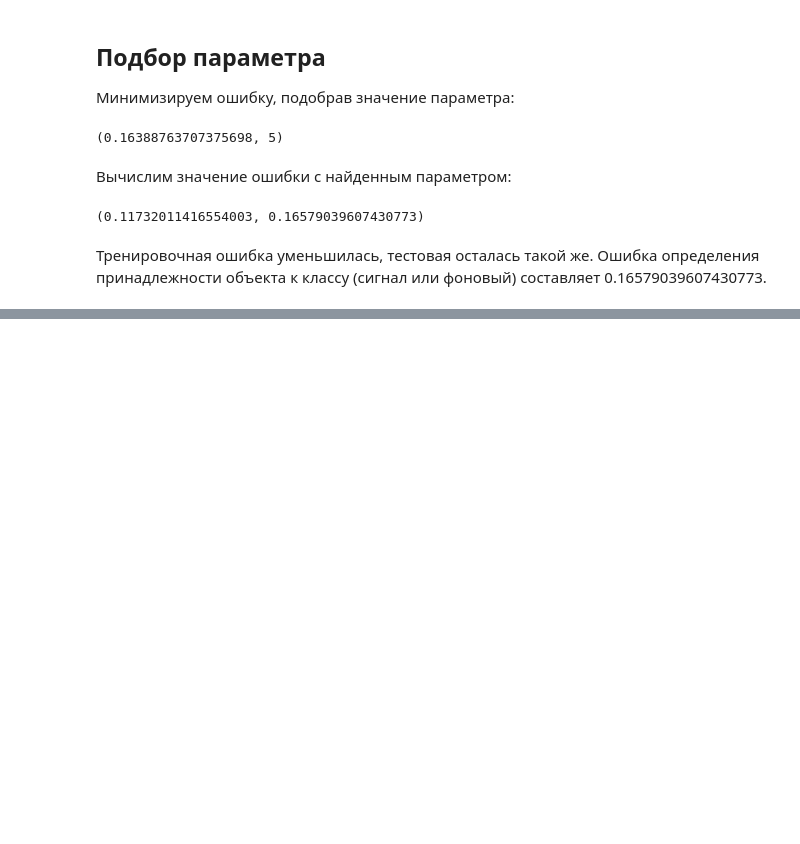
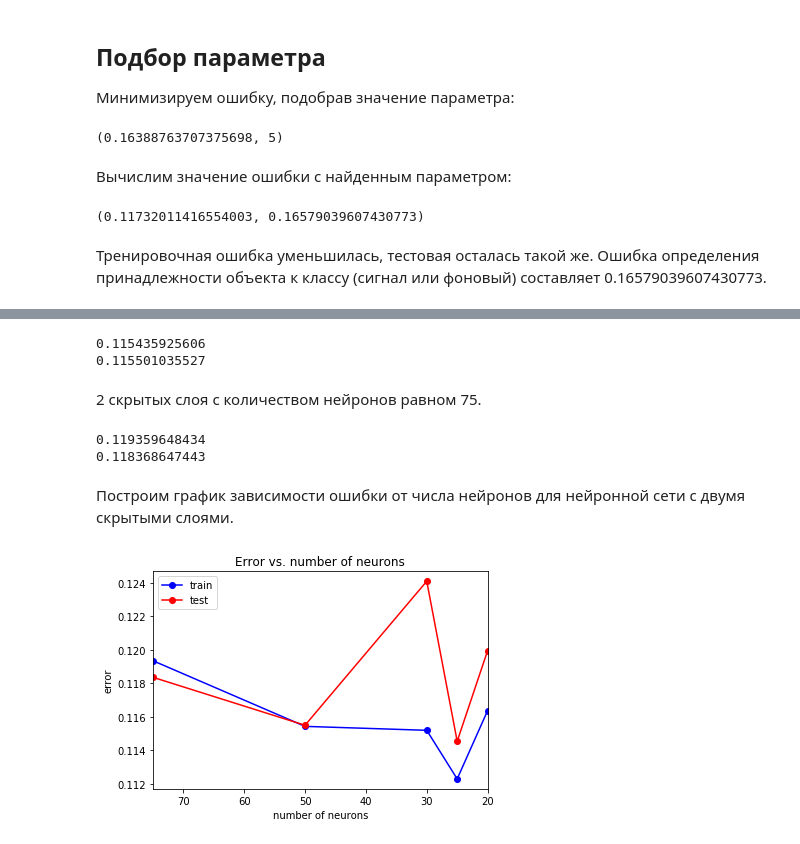
Before and after one commit to AntonChetverikov/anchet_ML_HW, a Jupyter notebook: Lab_ML_HW.ipynb, the cells around one changed output, grey strips where cells are left out. Cells and saved outputs as stored; diff of their text form; code cells hidden in the pictures; blank space fills up the shorter version.

```diff
--- a/Lab_ML_HW.ipynb
+++ b/Lab_ML_HW.ipynb
@@ -552,0 +736,47 @@ print(err_train, err_test)
+# %%
+mlp_model = MLPClassifier(hidden_layer_sizes = (50,50),
+                          solver = 'lbfgs', activation = 'logistic', random_state = 42)
+mlp_model.fit(X_train, y_train)
+
+y_train_pred_8 = mlp_model.predict(X_train)
+y_test_pred_8 = mlp_model.predict(X_test)
+err_tr_8 = np.mean(y_train != y_train_pred_8)
+err_tst_8 = np.mean(y_test != y_test_pred_8)
+print(err_tr_8)
+print(err_tst_8)
+# %% [output]
+0.115435925606
+0.115501035527
+# %% [markdown]
+2 скрытых слоя с количеством нейронов равном 75.
+# %%
+mlp_model = MLPClassifier(hidden_layer_sizes = (75,75),
+                          solver = 'lbfgs', activation = 'logistic', random_state = 42)
+mlp_model.fit(X_train, y_train)
+
+y_train_pred_9 = mlp_model.predict(X_train)
+y_test_pred_9 = mlp_model.predict(X_test)
+err_tr_9 = np.mean(y_train != y_train_pred_9)
+err_tst_9 = np.mean(y_test != y_test_pred_9)
+print(err_tr_9)
+print(err_tst_9)
+# %% [output]
+0.119359648434
+0.118368647443
+# %% [markdown]
+Построим график зависимости ошибки от числа нейронов для нейронной сети с двумя скрытыми слоями.
+# %%
+n_2_arr = [20, 25, 30, 50, 75]
+train_err_2l = [err_tr_5, err_tr_6, err_tr_7, err_tr_8, err_tr_9]
+test_err_2l = [err_tst_5, err_tst_6, err_tst_7, err_tst_8, err_tst_9]
+# %%
+plt.plot(n_2_arr, train_err_2l, 'b-o', label = 'train')
+plt.plot(n_2_arr, test_err_2l, 'r-o', label = 'test')
+plt.xlim([np.max(n_2_arr), np.min(n_2_arr)])
+plt.title('Error vs. number of neurons')
+plt.xlabel('number of neurons')
+plt.ylabel('error')
+plt.legend()
+pass
+# %% [output]
+[figure, added]
```
Also changed, not shown: parts of 51 cells of this notebook.
